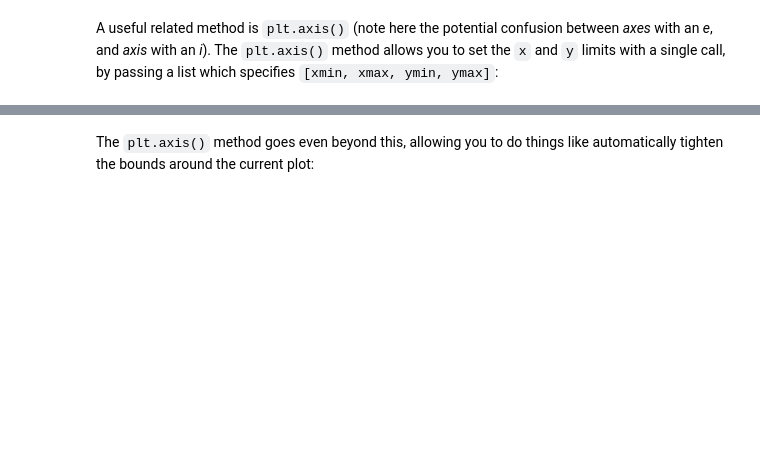
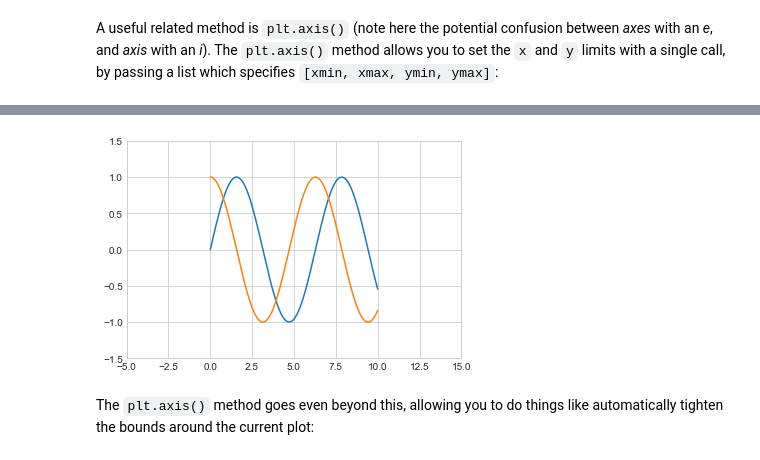
Before and after one commit to gbrs/VanderPlas_Python_DS_Handbook, a Jupyter notebook: notebooks/04.01-Simple-Line-Plots.ipynb, the cells around one changed output, grey strips where cells are left out. Cells and saved outputs as stored; diff of their text form; code cells hidden in the pictures; blank space fills up the shorter version.

```diff
--- a/notebooks/04.01-Simple-Line-Plots.ipynb
+++ b/notebooks/04.01-Simple-Line-Plots.ipynb
@@ -148,3 +170,12 @@ plt.axis([-1, 11, -1.5, 1.5]);
+# %%
+## ооп-стайл
+fig = plt.figure()
+ax = plt.axes()
+ax.plot(x, np.sin(x))
+ax.plot(x, np.cos(x))
+ax.axis([-5, 15, -1.5, 1.5]);
+# %% [output]
+[figure, added]
 # %% [markdown]
 The ``plt.axis()`` method goes even beyond this, allowing you to do things like automatically tighten the bounds around the current plot:
 # %%
```
Also changed, not shown: parts of 12 cells of this notebook.
